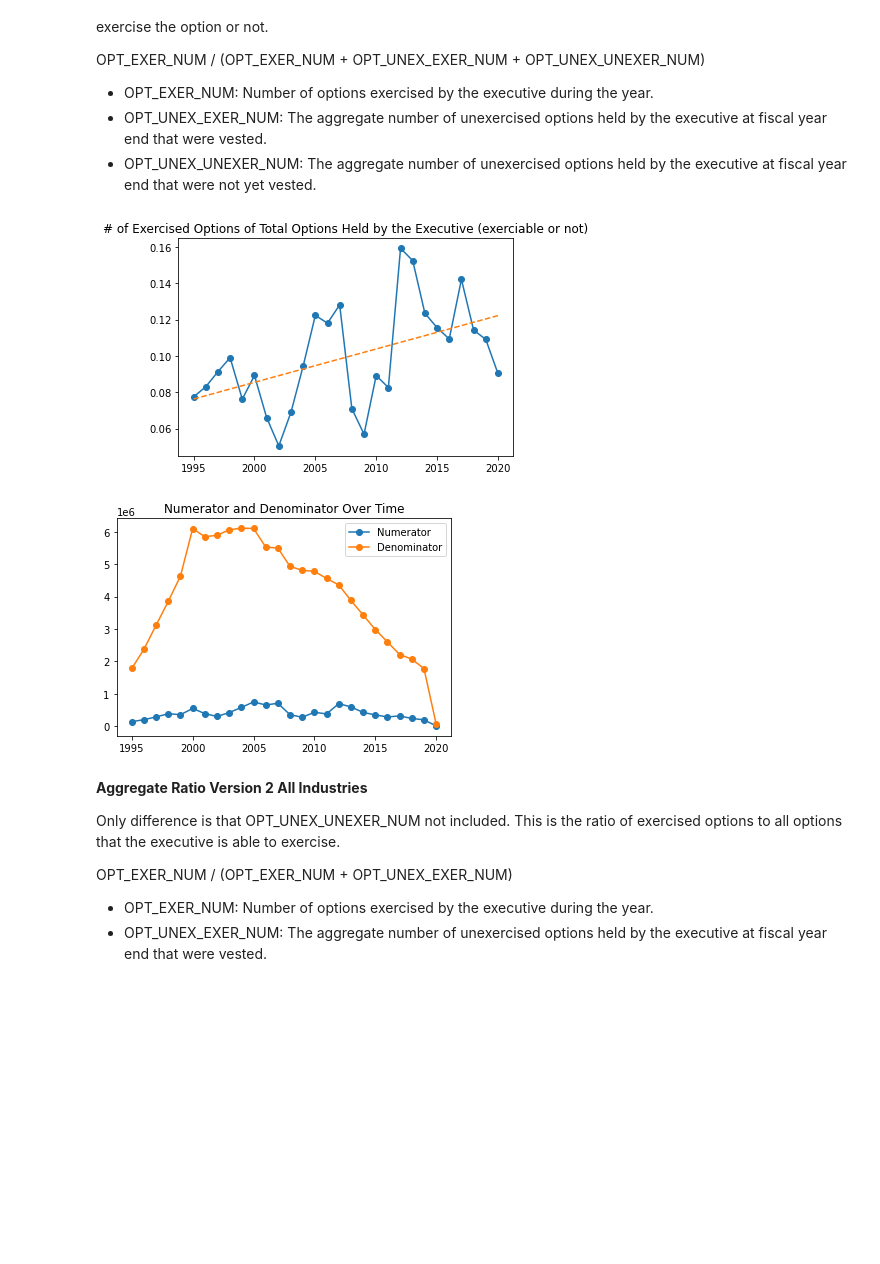
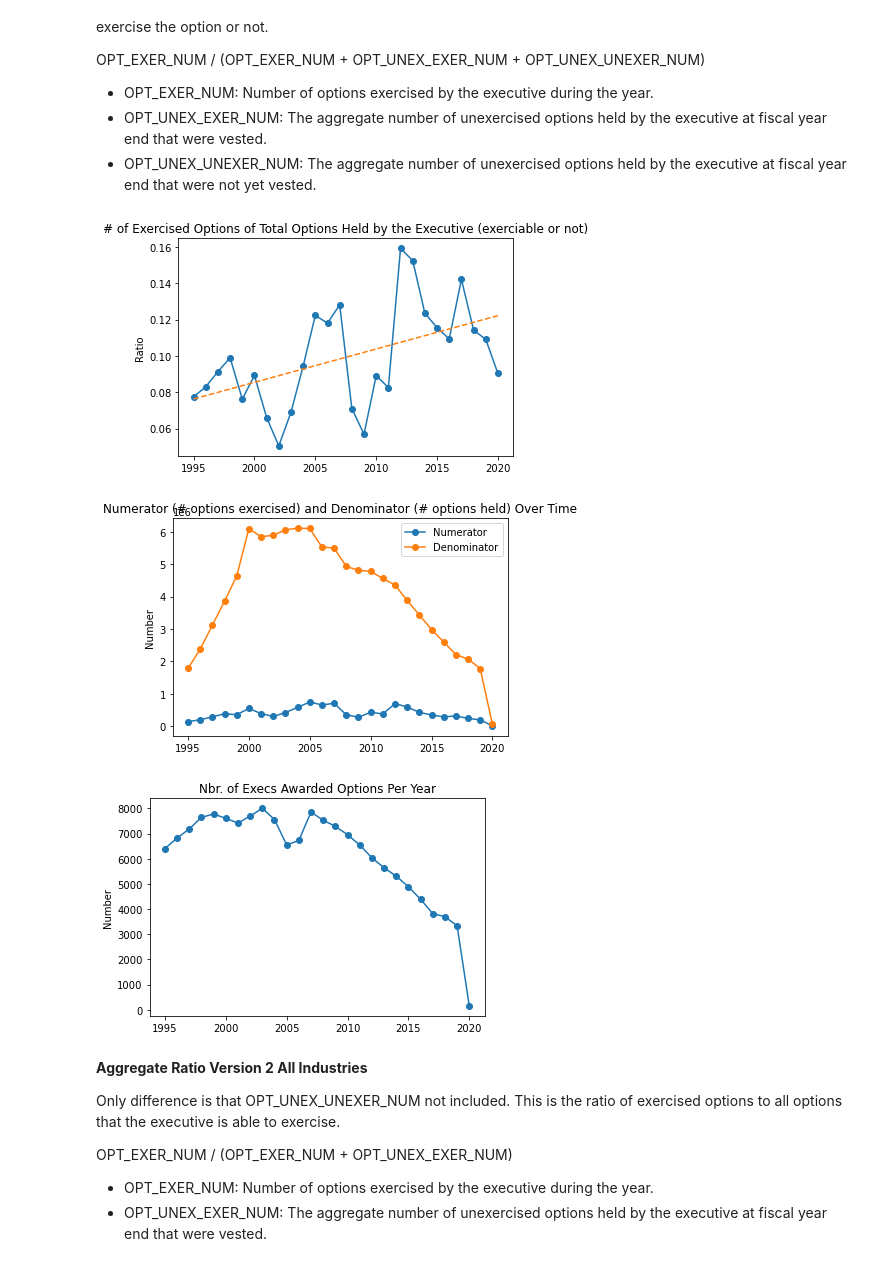
Before and after one commit to hessjacob/execucomp-boardex-project, a Jupyter notebook: ExecuComp/exercised granted ratio.ipynb, the cells around one changed output. Saved outputs shown, nothing was run; the diff lists cells and outputs as text; code cells hidden in the pictures; blank space fills up the shorter version.

Commit message:
Saved plots

```diff
--- a/ExecuComp/exercised granted ratio.ipynb
+++ b/ExecuComp/exercised granted ratio.ipynb
@@ -5,4 +5,5 @@ import matplotlib.pyplot as plt
 import numpy as np
 
 df_main = pd.read_csv('anncomp_full_data.csv')
-df_small = df_main[['YEAR', 'SIC', 'SICDESC', 'OPT_EXER_NUM', 'OPT_UNEX_EXER_NUM', 'OPT_UNEX_UNEXER_NUM']]
+df_small = df_main[['YEAR', 'EXECID','SIC', 'SICDESC', 'OPT_EXER_NUM', 'OPT_UNEX_EXER_NUM', 'OPT_UNEX_UNEXER_NUM']]
+df_small
@@ -19,31 +34,47 @@ OPT_EXER_NUM / (OPT_EXER_NUM + OPT_UNEX_EXER_NUM + OPT_UNEX_UNEXER_NUM)
 # %%
 total = df_small[['YEAR', 'OPT_EXER_NUM', 'OPT_UNEX_EXER_NUM', 'OPT_UNEX_UNEXER_NUM']]
 total =total[(total['YEAR'] >= 1995)]
 #total =total[(total['YEAR'] >= 1992)]
 total = total.groupby('YEAR').sum()
 total=total.reset_index()
 ratio = total['OPT_EXER_NUM']/ (total['OPT_EXER_NUM']+ total['OPT_UNEX_EXER_NUM']+ total['OPT_UNEX_UNEXER_NUM'])
 
 z = np.polyfit(total['YEAR'], ratio, 1)
 p = np.poly1d(z)
 
 plt.plot(total['YEAR'], ratio, marker='o')
 plt.plot(total['YEAR'], p(total['YEAR']),'--')
 plt.title('# of Exercised Options of Total Options Held by the Executive (exerciable or not)')
-
+plt.ylabel('Ratio')
 plt.savefig('Figures/ratio_exercise_granted_95.pdf',bbox_inches = "tight")
 plt.show()
+
+# NUMERATOR AND DENOMINATOR
+plt.plot(total['YEAR'], total['OPT_EXER_NUM'], marker='o')
+plt.plot(total['YEAR'], (total['OPT_EXER_NUM']+ total['OPT_UNEX_EXER_NUM']+ total['OPT_UNEX_UNEXER_NUM']), marker='o')
+plt.title('Numerator (# options exercised) and Denominator (# options held) Over Time')
+plt.legend(['Numerator','Denominator'])
+plt.ylabel('Number')
+plt.savefig('Figures/ratio_exercise_granted_95_num_dem.pdf',bbox_inches = "tight")
+plt.show()
+
+# Number of Executives
+num_exec_pre = df_small[['YEAR', 'EXECID','OPT_EXER_NUM', 'OPT_UNEX_EXER_NUM', 'OPT_UNEX_UNEXER_NUM']]
+
+num_exec_pre =num_exec_pre[(num_exec_pre['YEAR'] >= 1995)]
+num_exec_pre = num_exec_pre[(num_exec_pre['OPT_UNEX_EXER_NUM']>0) & (num_exec_pre['OPT_UNEX_UNEXER_NUM']>0)]
+num_exec_pre = num_exec_pre.groupby('YEAR')
+num_exec = num_exec_pre['EXECID'].nunique()
+
+plt.plot(num_exec.index, num_exec,marker='o')
+plt.title('Nbr. of Execs Awarded Options Per Year')
+plt.ylabel('Number')
+plt.savefig('Figures/ratio_exercise_granted_95_nbr_execs.pdf',bbox_inches = "tight")
+plt.show()
 # %% [output]
-[figure, old version]
+[figure, new version]
+[figure, added]
+[figure, added]
-# %%
-plt.plot(total['YEAR'], total['OPT_EXER_NUM'], marker='o')
-plt.plot(total['YEAR'], (total['OPT_EXER_NUM']+ total['OPT_UNEX_EXER_NUM']+ total['OPT_UNEX_UNEXER_NUM']), marker='o')
-plt.title('Numerator and Denominator Over Time')
-plt.legend(['Numerator','Denominator'])
-plt.savefig('Figures/ratio_exercise_granted_95_num_dem.pdf',bbox_inches = "tight")
-plt.show()
-# %% [output]
-[figure, removed]
 # %% [markdown]
 **Aggregate Ratio Version 2 All Industries**
 
```
Also changed, not shown: parts of 1 cell of this notebook.
